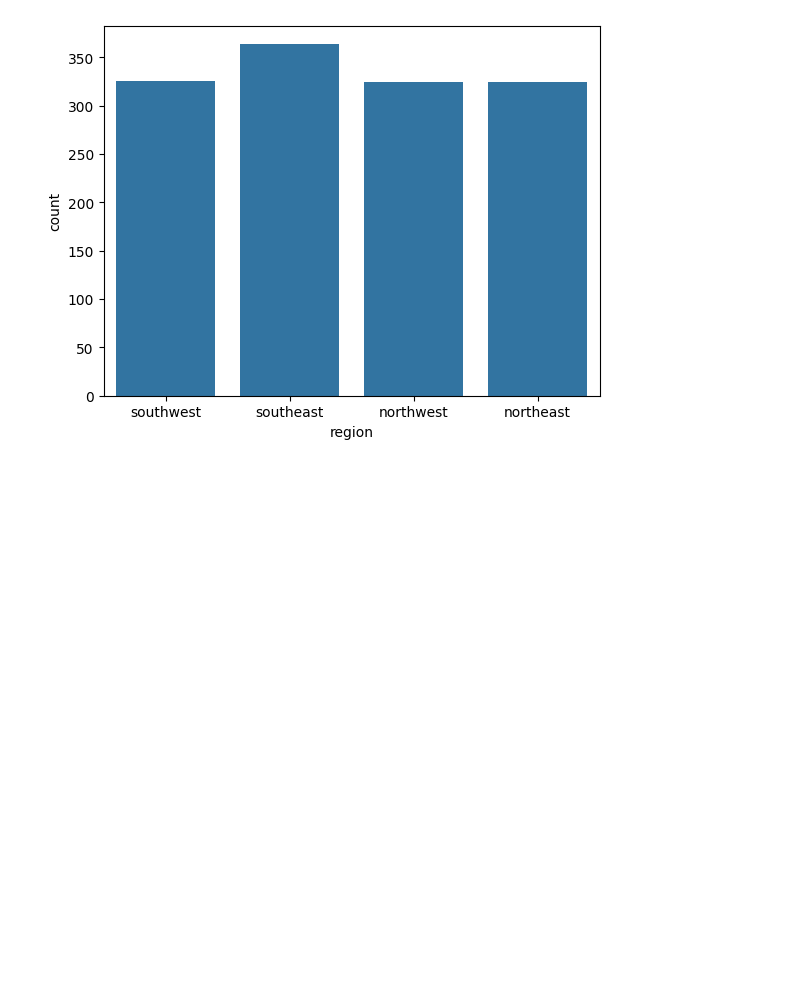
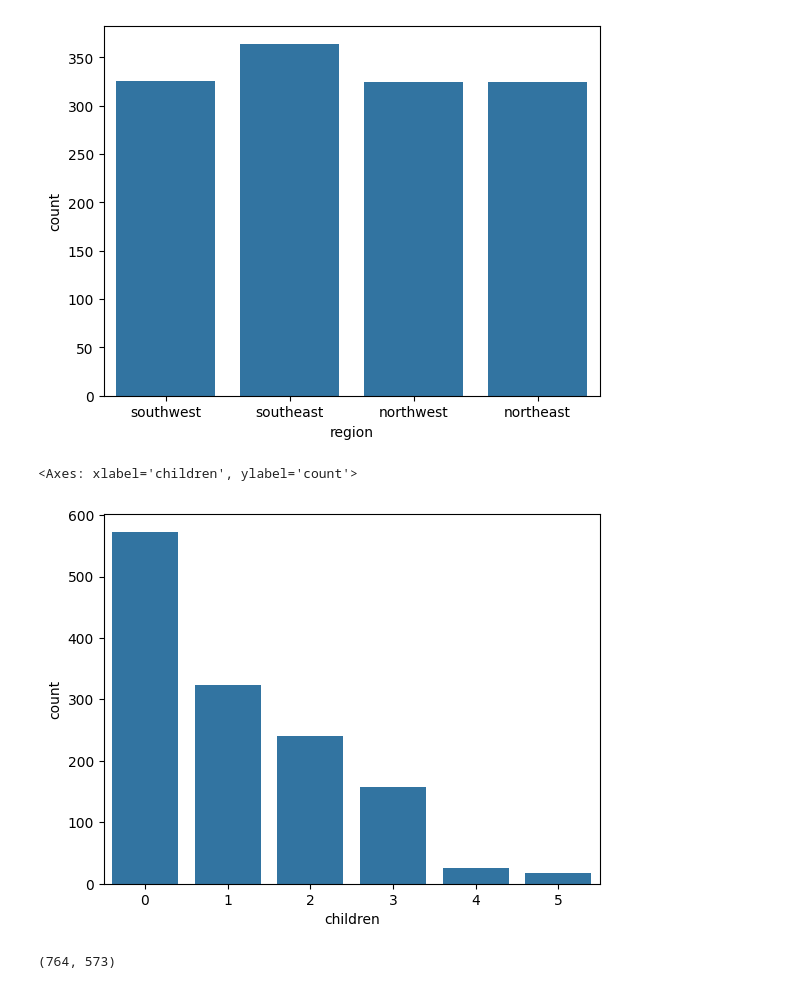
Before and after one commit to IslamDyshoko/insurance-price-predictor, a Jupyter notebook: eda.ipynb, the cells around one changed output. Cells and saved outputs as stored; diff of their text form; code cells hidden in the pictures; blank space fills up the shorter version.

```diff
--- a/eda.ipynb
+++ b/eda.ipynb
@@ -117,3 +117,12 @@ sns.countplot(data=df,x='region')
 # %% [output]
 <Axes: xlabel='region', ylabel='count'>
 [figure]
+# %%
+sns.countplot(data=df,x='children')
+# %% [output]
+<Axes: xlabel='children', ylabel='count'>
+[figure, added]
+# %%
+len(df[df['children']>0]),len(df[df['children']==0])
+# %% [output]
+(764, 573)
```
Also changed, not shown: parts of 10 cells of this notebook.
